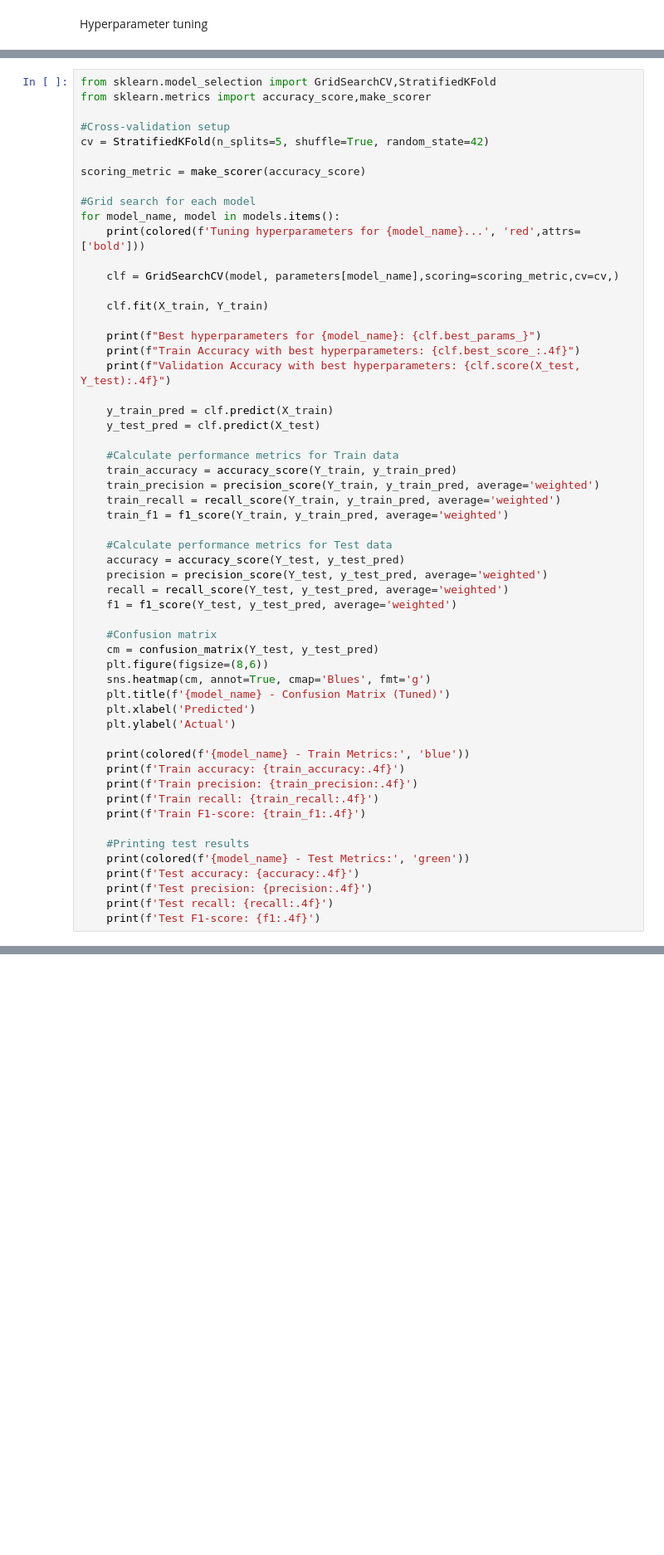
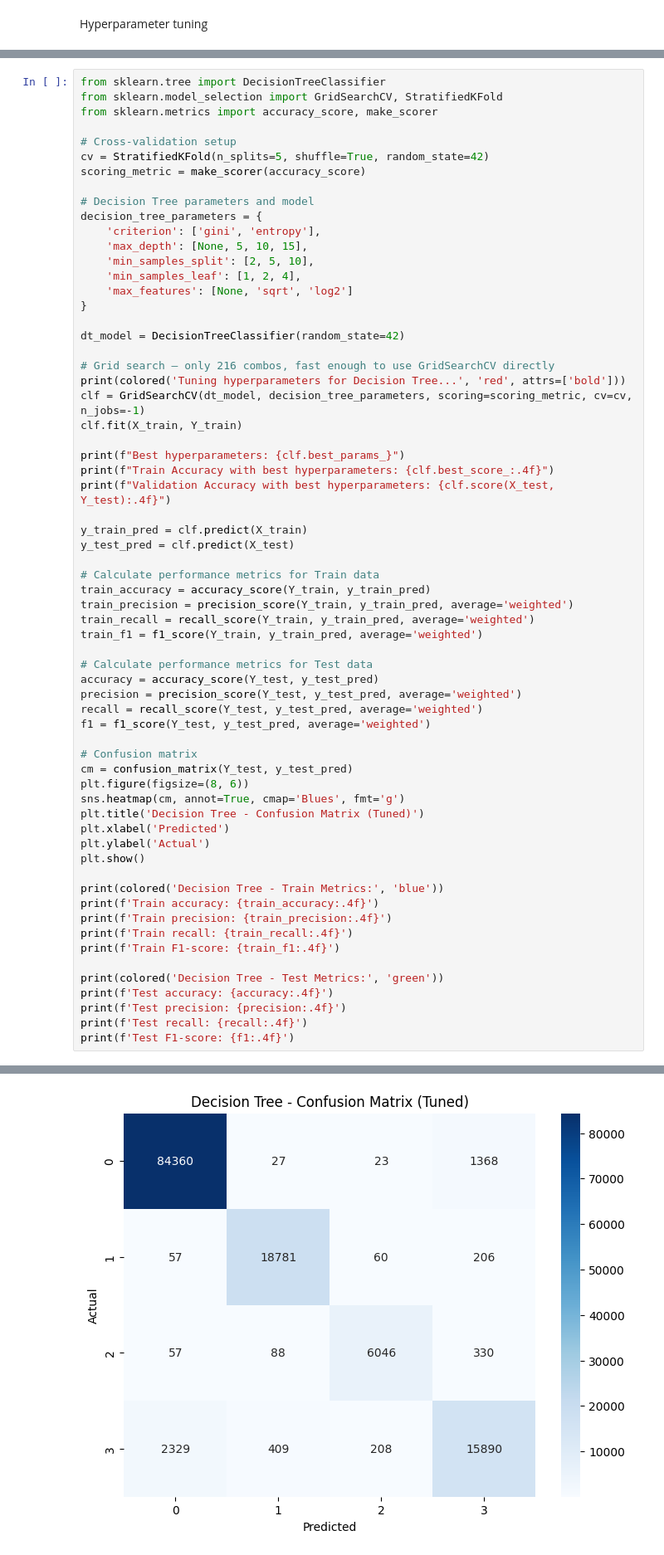
Before and after one commit to ShivanK3397/Malicious-Link-Checker, a Jupyter notebook: model/model.ipynb, the cells around one changed output, grey strips where cells are left out. Shown at 83% size. Drawn from its saved outputs; the diff is of its cells as text; blank space fills up the shorter version.

Commit message:
loaded decision tree model

```diff
--- a/model/model.ipynb
+++ b/model/model.ipynb
@@ -952,57 +920,66 @@ parameters = {
 }
 # %%
-from sklearn.model_selection import GridSearchCV,StratifiedKFold
-from sklearn.metrics import accuracy_score,make_scorer
+from sklearn.tree import DecisionTreeClassifier
+from sklearn.model_selection import GridSearchCV, StratifiedKFold
+from sklearn.metrics import accuracy_score, make_scorer
 
-#Cross-validation setup
+# Cross-validation setup
 cv = StratifiedKFold(n_splits=5, shuffle=True, random_state=42)
-
 scoring_metric = make_scorer(accuracy_score)
 
-#Grid search for each model
-for model_name, model in models.items():
-    print(colored(f'Tuning hyperparameters for {model_name}...', 'red',attrs=['bold']))
+# Decision Tree parameters and model
+decision_tree_parameters = {
+    'criterion': ['gini', 'entropy'],
+    'max_depth': [None, 5, 10, 15],
+    'min_samples_split': [2, 5, 10],
+    'min_samples_leaf': [1, 2, 4],
+    'max_features': [None, 'sqrt', 'log2']
+}
 
-    clf = GridSearchCV(model, parameters[model_name],scoring=scoring_metric,cv=cv,)
+dt_model = DecisionTreeClassifier(random_state=42)
 
-    clf.fit(X_train, Y_train)
+# Grid search — only 216 combos, fast enough to use GridSearchCV directly
+print(colored('Tuning hyperparameters for Decision Tree...', 'red', attrs=['bold']))
+clf = GridSearchCV(dt_model, decision_tree_parameters, scoring=scoring_metric, cv=cv, n_jobs=-1)
+clf.fit(X_train, Y_train)
 
-    print(f"Best hyperparameters for {model_name}: {clf.best_params_}")
-    print(f"Train Accuracy with best hyperparameters: {clf.best_score_:.4f}")
-    print(f"Validation Accuracy with best hyperparameters: {clf.score(X_test, Y_test):.4f}")
+print(f"Best hyperparameters: {clf.best_params_}")
+print(f"Train Accuracy with best hyperparameters: {clf.best_score_:.4f}")
+print(f"Validation Accuracy with best hyperparameters: {clf.score(X_test, Y_test):.4f}")
 
-    y_train_pred = clf.predict(X_train)
-    y_test_pred = clf.predict(X_test)
+y_train_pred = clf.predict(X_train)
+y_test_pred = clf.predict(X_test)
 
-    #Calculate performance metrics for Train data
-    train_accuracy = accuracy_score(Y_train, y_train_pred)
-    train_precision = precision_score(Y_train, y_train_pred, average='weighted')
-    train_recall = recall_score(Y_train, y_train_pred, average='weighted')
-    train_f1 = f1_score(Y_train, y_train_pred, average='weighted')
+# Calculate performance metrics for Train data
+train_accuracy = accuracy_score(Y_train, y_train_pred)
+train_precision = precision_score(Y_train, y_train_pred, average='weighted')
+train_recall = recall_score(Y_train, y_train_pred, average='weighted')
+train_f1 = f1_score(Y_train, y_train_pred, average='weighted')
 
-    #Calculate performance metrics for Test data
-    accuracy = accuracy_score(Y_test, y_test_pred)
-    precision = precision_score(Y_test, y_test_pred, average='weighted')
-    recall = recall_score(Y_test, y_test_pred, average='weighted')
-    f1 = f1_score(Y_test, y_test_pred, average='weighted')
+# Calculate performance metrics for Test data
+accuracy = accuracy_score(Y_test, y_test_pred)
+precision = precision_score(Y_test, y_test_pred, average='weighted')
+recall = recall_score(Y_test, y_test_pred, average='weighted')
+f1 = f1_score(Y_test, y_test_pred, average='weighted')
 
-    #Confusion matrix
-    cm = confusion_matrix(Y_test, y_test_pred)
-    plt.figure(figsize=(8,6))
-    sns.heatmap(cm, annot=True, cmap='Blues', fmt='g')
-    plt.title(f'{model_name} - Confusion Matrix (Tuned)')
-    plt.xlabel('Predicted')
-    plt.ylabel('Actual')
+# Confusion matrix
+cm = confusion_matrix(Y_test, y_test_pred)
+plt.figure(figsize=(8, 6))
+sns.heatmap(cm, annot=True, cmap='Blues', fmt='g')
+plt.title('Decision Tree - Confusion Matrix (Tuned)')
+plt.xlabel('Predicted')
+plt.ylabel('Actual')
+plt.show()
 
-    print(colored(f'{model_name} - Train Metrics:', 'blue'))
-    print(f'Train accuracy: {train_accuracy:.4f}')
-    print(f'Train precision: {train_precision:.4f}')
-    print(f'Train recall: {train_recall:.4f}')
-    print(f'Train F1-score: {train_f1:.4f}')
+print(colored('Decision Tree - Train Metrics:', 'blue'))
+print(f'Train accuracy: {train_accuracy:.4f}')
+print(f'Train precision: {train_precision:.4f}')
+print(f'Train recall: {train_recall:.4f}')
+print(f'Train F1-score: {train_f1:.4f}')
 
-    #Printing test results
-    print(colored(f'{model_name} - Test Metrics:', 'green'))
-    print(f'Test accuracy: {accuracy:.4f}')
-    print(f'Test precision: {precision:.4f}')
-    print(f'Test recall: {recall:.4f}')
-    print(f'Test F1-score: {f1:.4f}')
+print(colored('Decision Tree - Test Metrics:', 'green'))
+print(f'Test accuracy: {accuracy:.4f}')
+print(f'Test precision: {precision:.4f}')
+print(f'Test recall: {recall:.4f}')
+print(f'Test F1-score: {f1:.4f}')
+# %% [output]
@@ -1008,0 +990 @@ for model_name, model in models.items():
+[figure, added]
```
Also changed, not shown: parts of 5 cells of this notebook, 6 other files.
